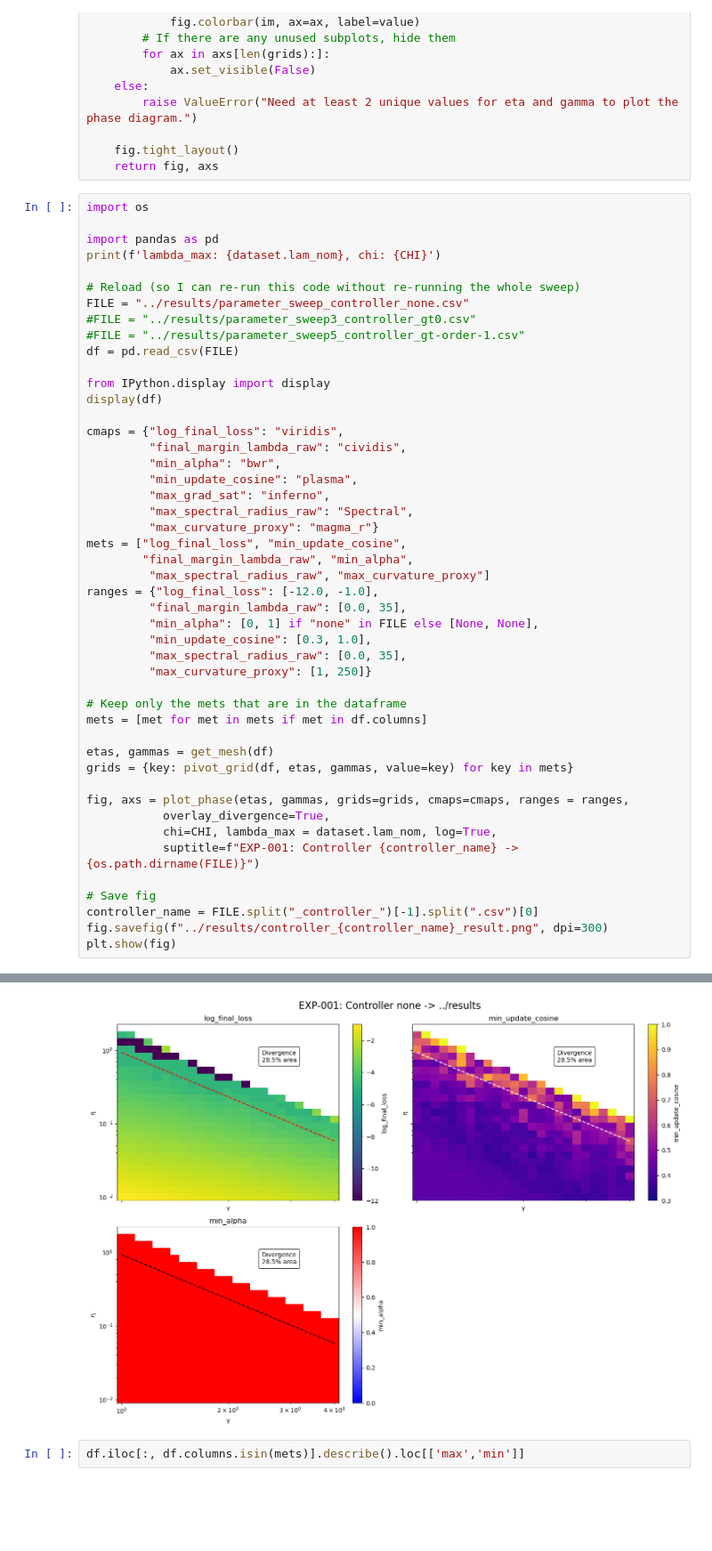
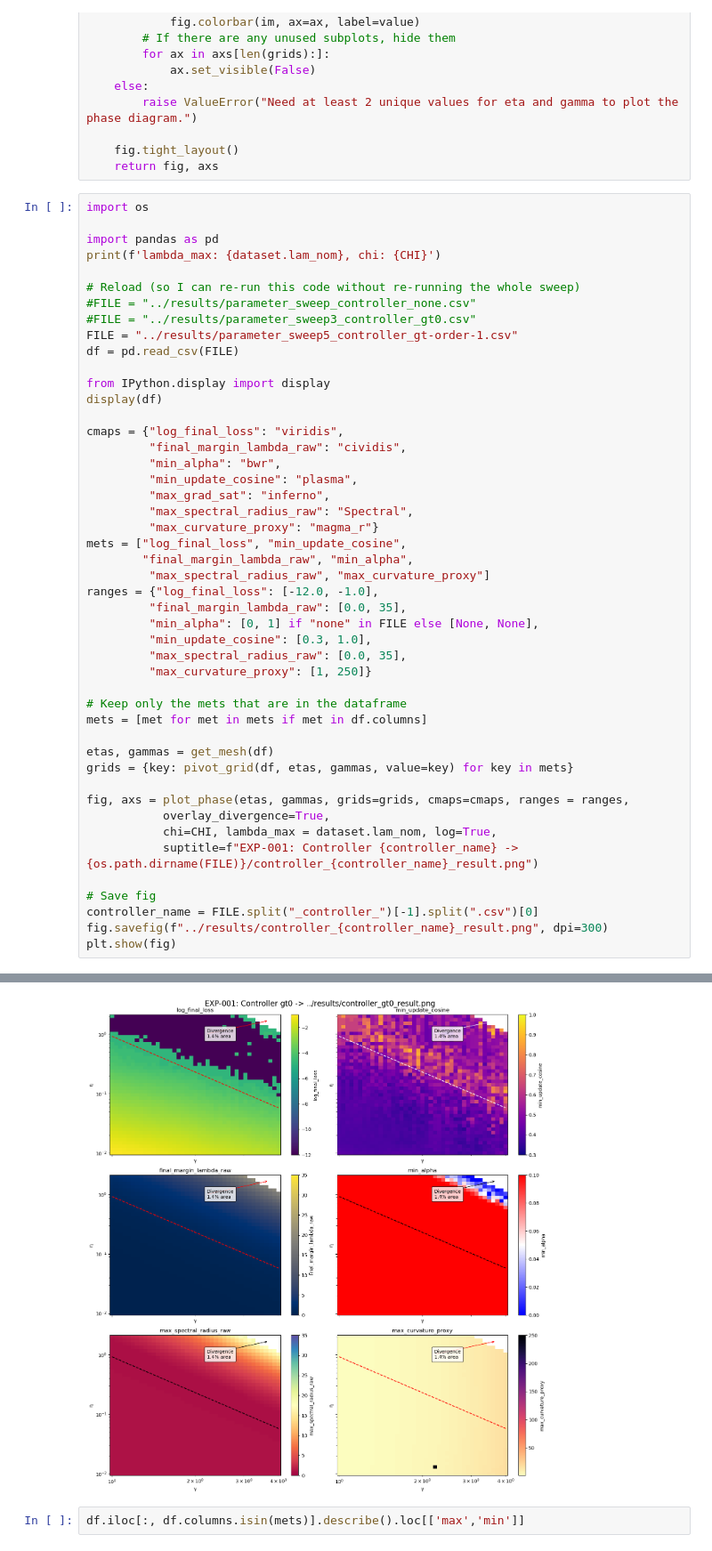
Before and after one commit to manuelblancovalentin/kappa_budgeting, a Jupyter notebook: workspace/ablations/exp_001_lin1_stability_phase_diagram/notebooks/exp_001_global_throttle_parameter_sweep.ipynb, the cells around one changed output, grey strips where cells are left out. Shown at 89% size. Cells and saved outputs as stored; diff of their text form; blank space fills up the shorter version.

Commit message:
Updated results EXP001

```diff
--- a/workspace/ablations/exp_001_lin1_stability_phase_diagram/notebooks/exp_001_global_throttle_parameter_sweep.ipynb
+++ b/workspace/ablations/exp_001_lin1_stability_phase_diagram/notebooks/exp_001_global_throttle_parameter_sweep.ipynb
@@ -575,9 +575,9 @@ import pandas as pd
 print(f'lambda_max: {dataset.lam_nom}, chi: {CHI}')
 
 # Reload (so I can re-run this code without re-running the whole sweep)
-FILE = "../results/parameter_sweep_controller_none.csv"
+#FILE = "../results/parameter_sweep_controller_none.csv"
 #FILE = "../results/parameter_sweep3_controller_gt0.csv"
-#FILE = "../results/parameter_sweep5_controller_gt-order-1.csv"
+FILE = "../results/parameter_sweep5_controller_gt-order-1.csv"
 df = pd.read_csv(FILE)
 
 from IPython.display import display
@@ -609,7 +609,7 @@ grids = {key: pivot_grid(df, etas, gammas, value=key) for key in mets}
 fig, axs = plot_phase(etas, gammas, grids=grids, cmaps=cmaps, ranges = ranges,
            overlay_divergence=True,
            chi=CHI, lambda_max = dataset.lam_nom, log=True,
-           suptitle=f"EXP-001: Controller {controller_name} -> {os.path.dirname(FILE)}")
+           suptitle=f"EXP-001: Controller {controller_name} -> {os.path.dirname(FILE)}/controller_{controller_name}_result.png")
 
 # Save fig
 controller_name = FILE.split("_controller_")[-1].split(".csv")[0]
@@ -633,4 +633,4 @@ lambda_max: 1.0822006353226592, chi: 1.0
-[figure, old version]
+[figure, new version]
 # %%
 df.iloc[:, df.columns.isin(mets)].describe().loc[['max','min']]
 # %% [output]
```
Also changed, not shown: parts of 1 cell of this notebook, 3 other files.
